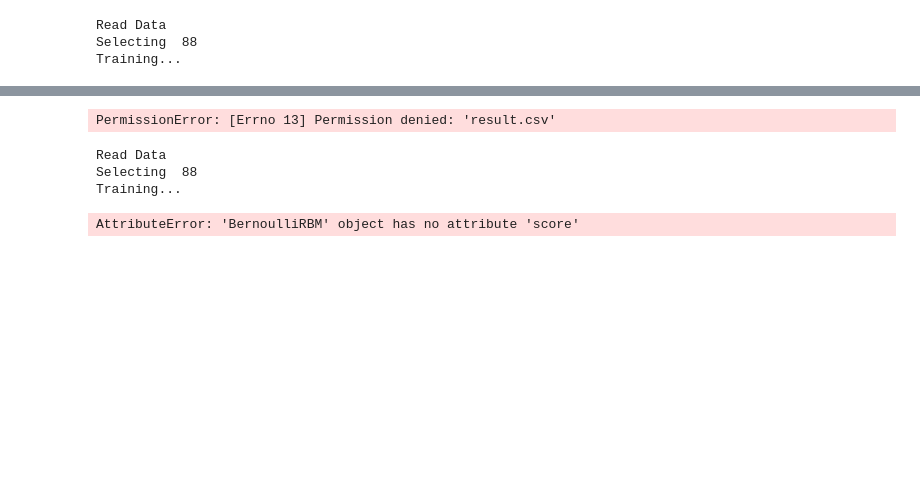
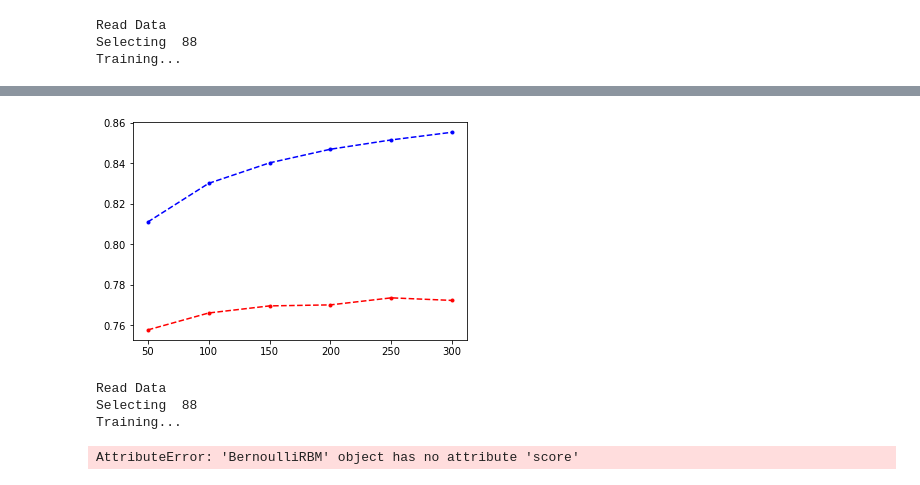
Before and after one commit to sunshine-syz/MachineLearingProject, a Jupyter notebook: NeuralNetwork.ipynb, the cells around one changed output, grey strips where cells are left out. Cells and saved outputs as stored; diff of their text form; code cells hidden in the pictures; blank space fills up the shorter version.

```diff
--- a/NeuralNetwork.ipynb
+++ b/NeuralNetwork.ipynb
@@ -9,9 +9,9 @@ from sklearn.feature_selection import SelectKBest
 
 print('Read Data')
 # Read train file
-un_trainX = numpy.genfromtxt("trainfull.csv", delimiter=',')
+un_trainX = numpy.genfromtxt("trainless.csv", delimiter=',')
 n_trainX = un_trainX #/ un_trainX.max(axis=0)
-trainLabel = numpy.genfromtxt("trainLabelfull.csv", delimiter=',')
+trainLabel = numpy.genfromtxt("trainLabelless.csv", delimiter=',')
 # Read validation file
 un_testX = numpy.genfromtxt("validation.csv", delimiter=',')
 n_testX = un_testX #/ un_trainX.max(axis=0)
@@ -36,12 +36,12 @@ for j in range(len(k)):
     validation = []
     for i in range(len(iter)):
         mlp = MLPClassifier(verbose=0, random_state=0, max_iter=iter[i], activation='relu',
-                            solver='adam', learning_rate_init=0.00005,alpha=0.0001)
+                            solver='adam', learning_rate_init=0.00005,alpha=0.0001,hidden_layer_sizes=(80,))
 
 
         mlp.fit(n_trainX_new, trainLabel)
         training.append(mlp.score(n_trainX_new, trainLabel))
         validation.append(mlp.score(n_testX_new, testLabel))
-        print('Validation score ', training[i])
-        if (training[i] > 0.80):
-            maX = training[i]
+        print('Validation score ', validation[i])
+        if (validation[i] > 0.90):
+            maX = validation[i]
@@ -71,4 +66,4 @@
-PermissionError: [Errno 13] Permission denied: 'result.csv'
+[figure, added]
 # %%
 %matplotlib inline
 import numpy
```
Also changed, not shown: parts of 1 cell of this notebook, 7 other files.
